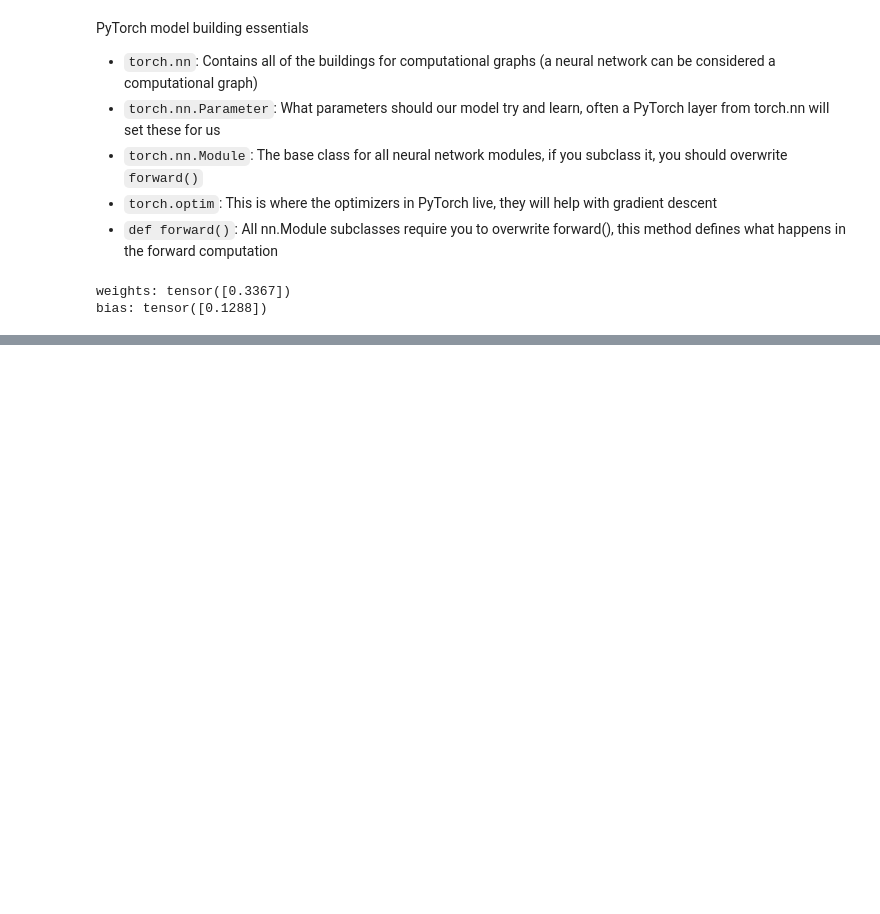
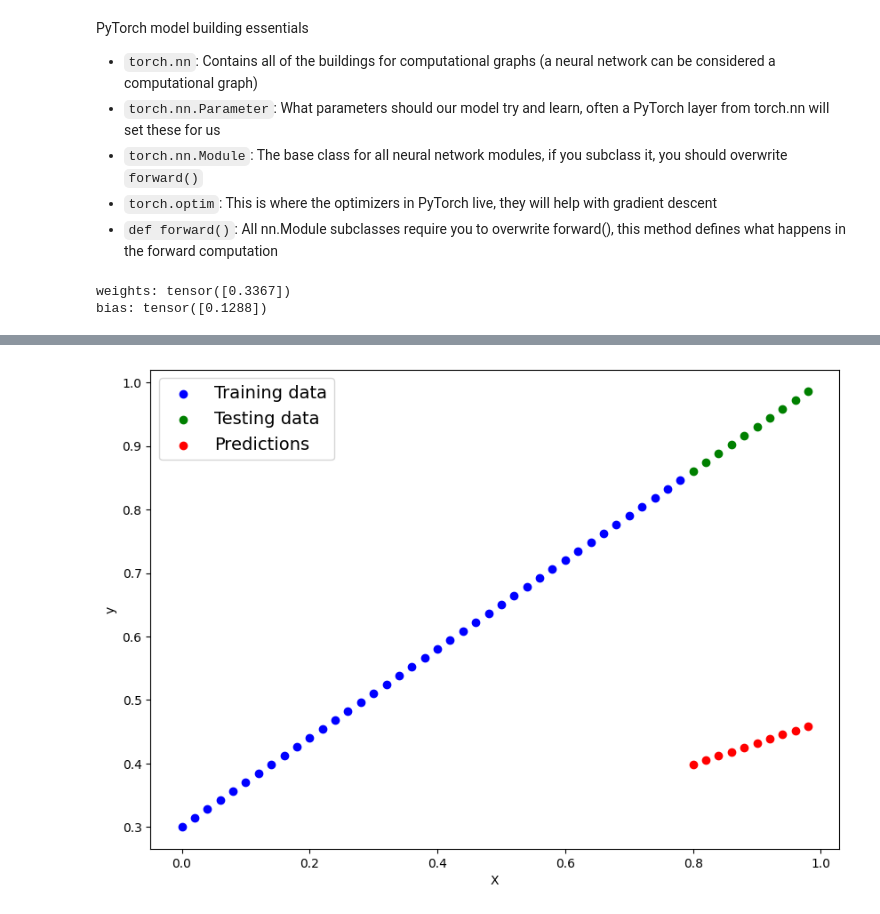
Before and after one commit to Atharva0045/ZTM-PyTorch, a Jupyter notebook: Notebooks/01_PyTorch_Workflow.ipynb, the cells around one changed output, grey strips where cells are left out. Cells and saved outputs as stored; diff of their text form; code cells hidden in the pictures; blank space fills up the shorter version.

```diff
--- a/Notebooks/01_PyTorch_Workflow.ipynb
+++ b/Notebooks/01_PyTorch_Workflow.ipynb
@@ -223,0 +226,3 @@ To check our model's predictive power, let's see how well it predicts `y_test` b
+# %%
+with torch.inference_mode():
+    y_preds = model_0(X_test)
@@ -223,0 +244,5 @@ To check our model's predictive power, let's see how well it predicts `y_test` b
+# %%
+# visualizing predicted data
+visualize_data(X_train, y_train, X_test, y_test, y_preds)
+# %% [output]
+[figure, added]
```
Also changed, not shown: parts of 8 cells of this notebook.
